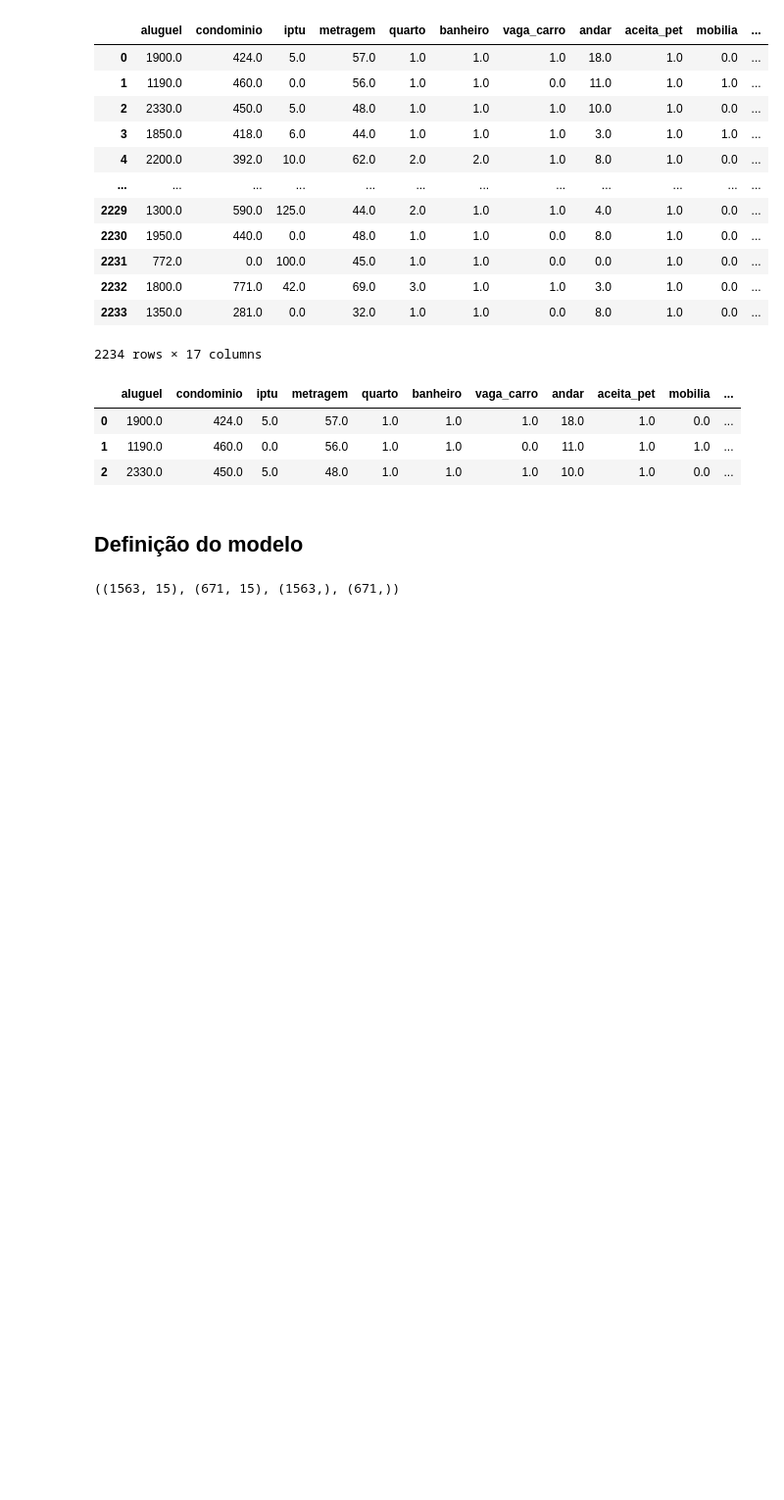
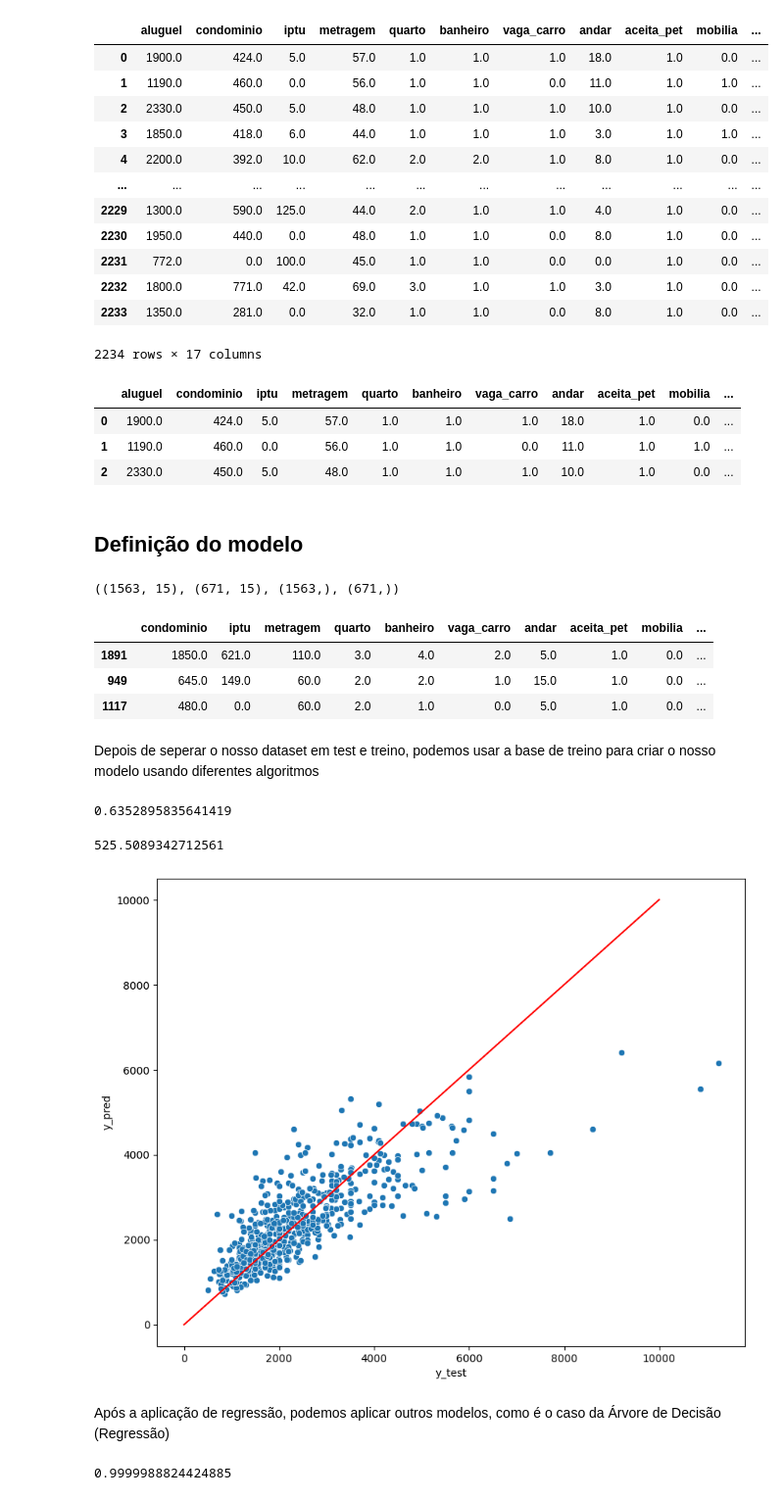
Before and after one commit to abilioepalanga/Market-Value-Predictor-Airbnb, a Jupyter notebook: main.ipynb, the cells around one changed output. Shown at 98% size. Cells and saved outputs as stored; diff of their text form; code cells hidden in the pictures; blank space fills up the shorter version.

Commit message:
Treinando o modelo de árvore de decisão e fazendo o fit

```diff
--- a/main.ipynb
+++ b/main.ipynb
@@ -1619,3 +1621,52 @@ x_train, x_test, y_train, y_test = train_test_split(x, y, test_size=0.3, random_
 x_train.shape, x_test.shape, y_train.shape, y_test.shape
 # %% [output]
 ((1563, 15), (671, 15), (1563,), (671,))
+# %%
+x_train.head(3)
+# %% [output]
+|  | condominio | iptu | metragem | quarto | banheiro | vaga_carro | andar | aceita_pet | mobilia | ... |
+| 1891 | 1850.0 | 621.0 | 110.0 | 3.0 | 4.0 | 2.0 | 5.0 | 1.0 | 0.0 | ... |
+| 949 | 645.0 | 149.0 | 60.0 | 2.0 | 2.0 | 1.0 | 15.0 | 1.0 | 0.0 | ... |
+| 1117 | 480.0 | 0.0 | 60.0 | 2.0 | 1.0 | 0.0 | 5.0 | 1.0 | 0.0 | ... |
+# %% [markdown]
+Depois de seperar o nosso dataset em test e treino, podemos usar a base de treino para criar o nosso modelo usando diferentes algoritmos
+# %%
+#Treinando o modelo
+reg=LinearRegression().fit(x_train, y_train)
+
+
+#Avaliando o ajuste do modelo aos nossos dados de Treino
+reg.score(x_train, y_train)
+# %% [output]
+0.6352895835641419
+# %%
+
+#Fazendo a previsão com o modelo anterior
+y_pred = reg.predict(x_test)
+
+#Avaliando o erro
+mean_absolute_error(y_test, y_pred)
+# %% [output]
+525.5089342712561
+# %%
+#Visualizando o erro graficamente
+plt.figure(figsize=(10,8))
+sns.scatterplot(x=y_test, y=y_pred)
+plt.xlabel('y_test')
+plt.ylabel('y_pred')
+#Plotando a linha de tendência
+plt.plot([0, 10000], [0, 10000], color='red')
+plt.show()
+# %% [output]
+[figure, added]
+# %% [markdown]
+Após a aplicação de regressão, podemos aplicar outros modelos, como é o caso da Árvore de Decisão (Regressão)
+# %%
+ from sklearn import tree
+#Treinando o modelo de árvore de decisão e fazendo o fit
+regArvore=tree.DecisionTreeRegressor().fit(x_train, y_train)
+
+#Avaliando o ajuste do modelo aos nossos dados de Treino
+regArvore.score(x_train, y_train)
+# %% [output]
+0.9999988824424885
```
Also changed, not shown: parts of 1 cell of this notebook.
